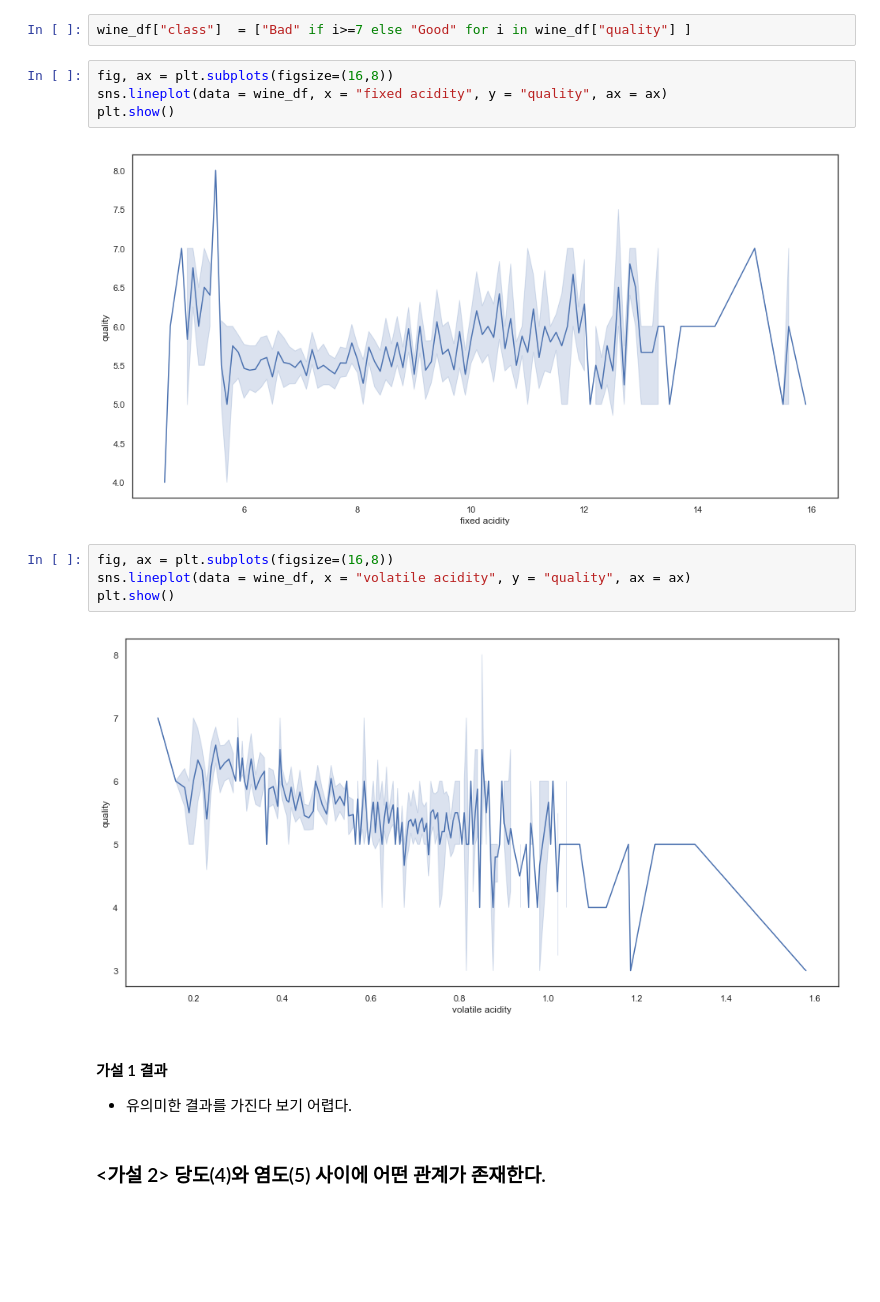
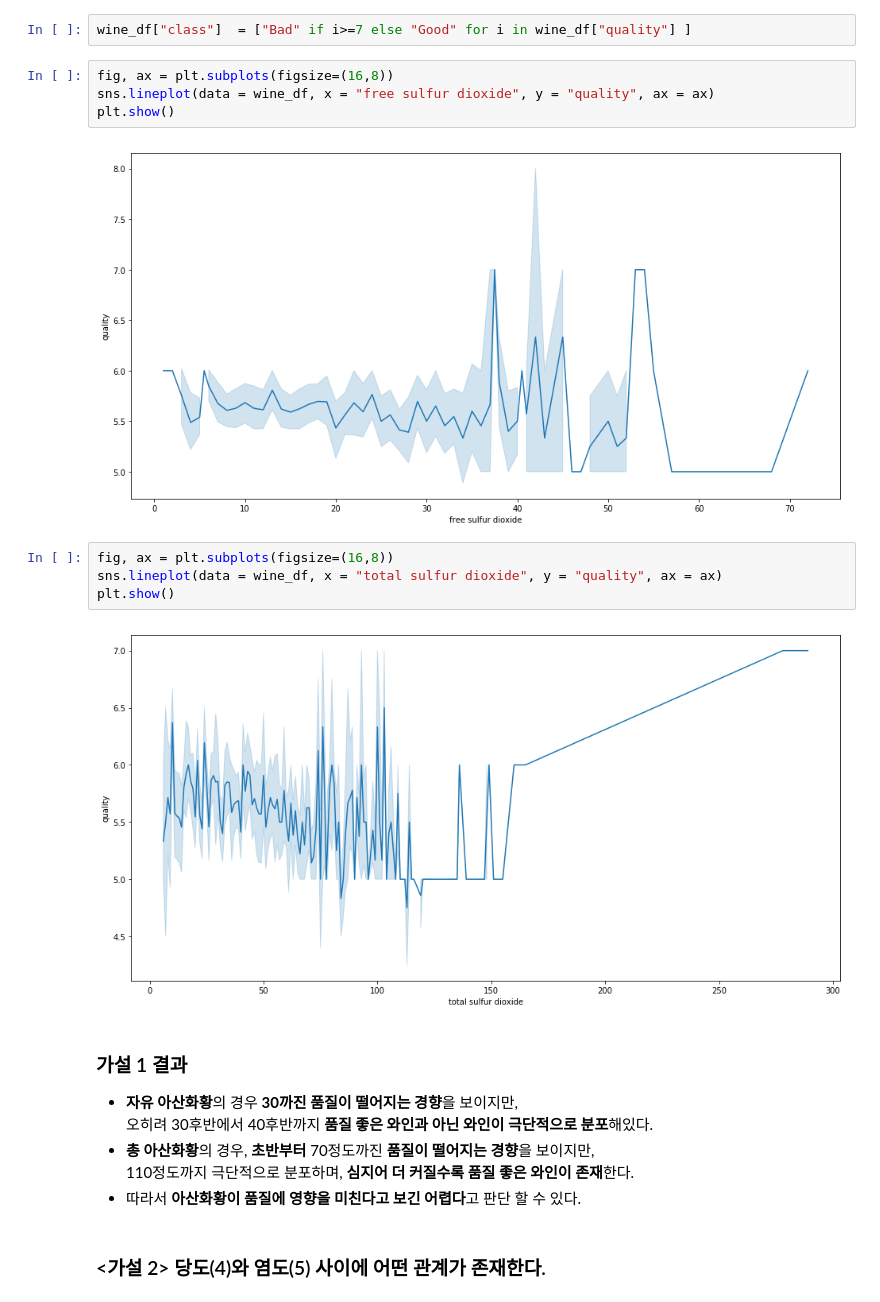
Before and after one commit to super-corini/programmers_kdt_II, a Jupyter notebook: day4/[4주차 - Day4] EDA Project.ipynb, the cells around one changed output. Cells and saved outputs as stored; diff of their text form; blank space fills up the shorter version.

```diff
--- a/day4/[4주차 - Day4] EDA Project.ipynb
+++ b/day4/[4주차 - Day4] EDA Project.ipynb
@@ -87,19 +87,23 @@ wine_df.head(5)
 wine_df["class"]  = ["Bad" if i>=7 else "Good" for i in wine_df["quality"] ]
 # %%
 fig, ax = plt.subplots(figsize=(16,8))
-sns.lineplot(data = wine_df, x = "fixed acidity", y = "quality", ax = ax)
+sns.lineplot(data = wine_df, x = "free sulfur dioxide", y = "quality", ax = ax)
 plt.show()
 # %% [output]
-[figure, old version]
+[figure, new version]
 # %%
 fig, ax = plt.subplots(figsize=(16,8))
-sns.lineplot(data = wine_df, x = "volatile acidity", y = "quality", ax = ax)
+sns.lineplot(data = wine_df, x = "total sulfur dioxide", y = "quality", ax = ax)
 plt.show()
 # %% [output]
-[figure, old version]
+[figure, new version]
-# %% [markdown]
-#### 가설 1 결과
-- 유의미한 결과를 가진다 보기 어렵다.
+# %% [markdown]
+### 가설 1 결과
+- **자유 아산화황**의 경우 **30까진 품질이 떨어지는 경향**을 보이지만,
+오히려 30후반에서 40후반까지 **품질 좋은 와인과 아닌 와인이 극단적으로 분포**해있다.
+- **총 아산화황**의 경우, **초반부터** 70정도까진 **품질이 떨어지는 경향**을 보이지만,
+110정도까지 극단적으로 분포하며, **심지어 더 커질수록 품질 좋은 와인이 존재**한다.
+- 따라서 **아산화황이 품질에 영향을 미친다고 보긴 어렵다**고 판단 할 수 있다.
 # %% [markdown]
 ### <가설 2> 당도(4)와 염도(5) 사이에 어떤  관계가 존재한다.
 # %%
```
Also changed, not shown: parts of 2 cells of this notebook.
